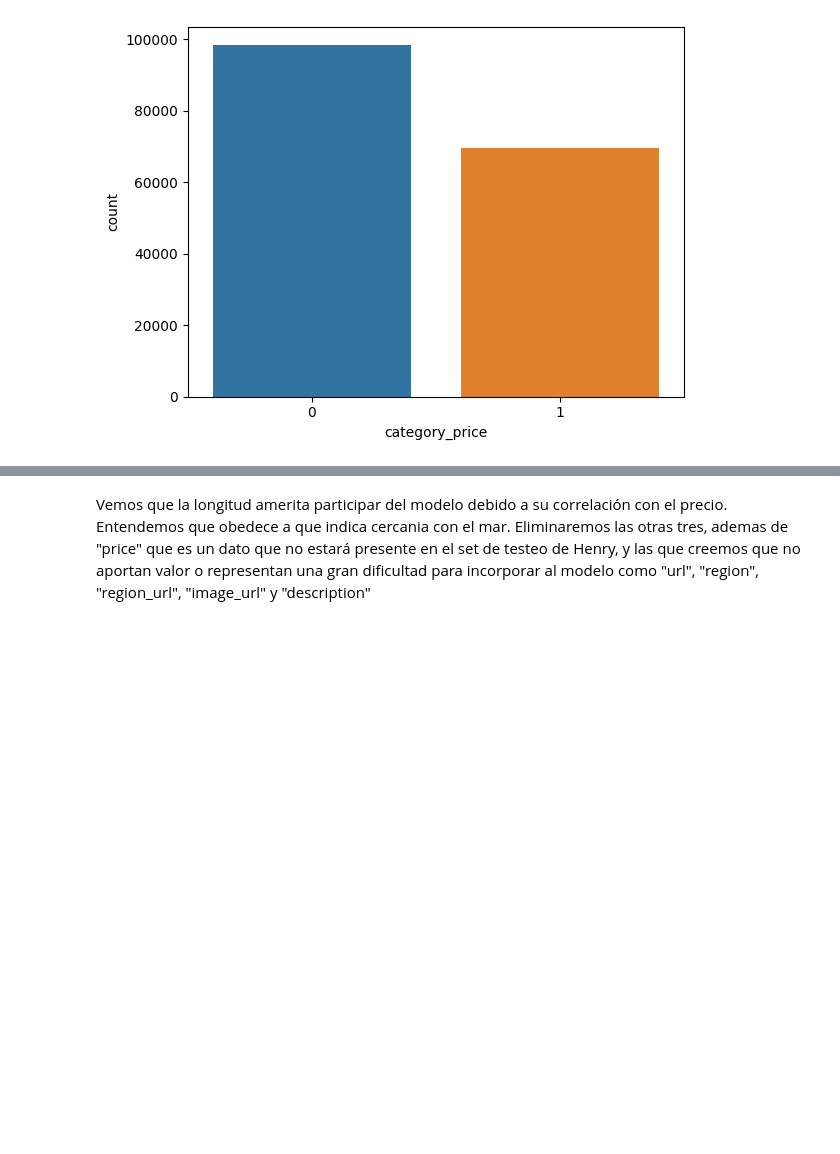
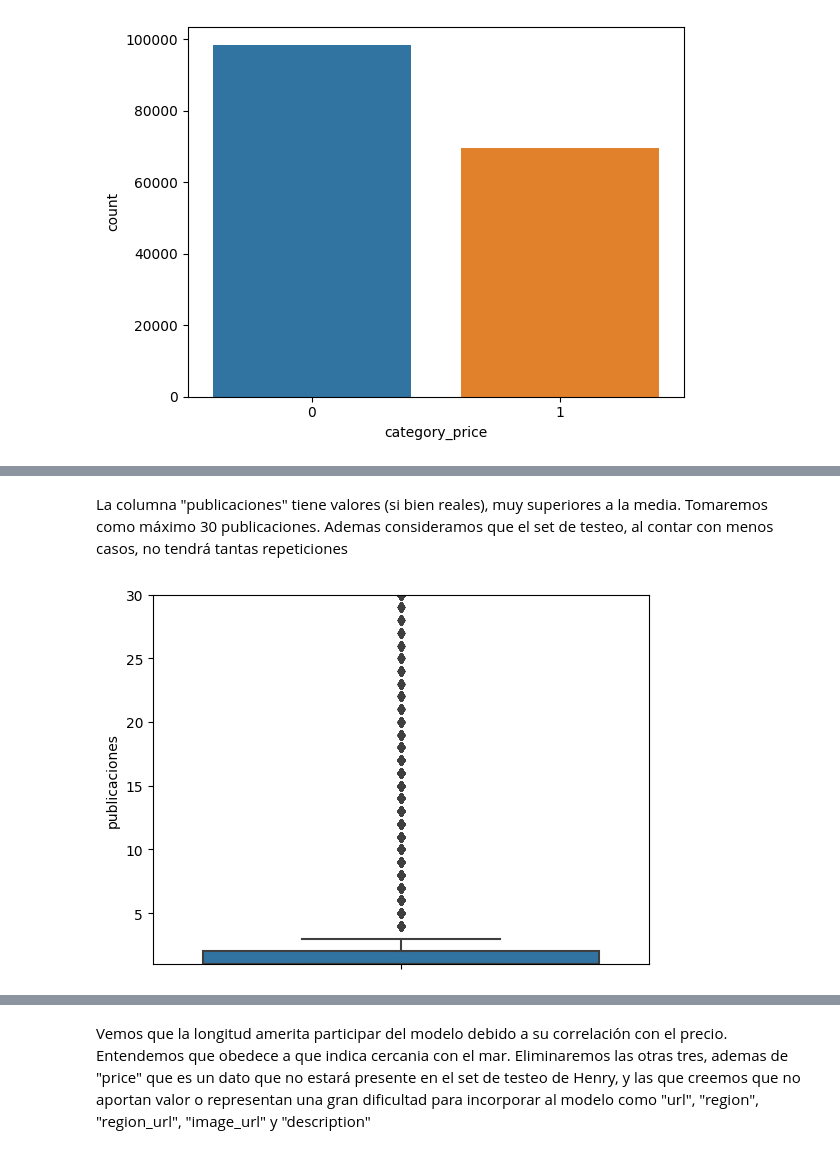
Before and after one commit to adelgerbo/Proyecto-Individual-Henry-II, a Jupyter notebook: machinelearning.ipynb, the cells around one changed output, grey strips where cells are left out. Cells and saved outputs as stored; diff of their text form; code cells hidden in the pictures; blank space fills up the shorter version.

```diff
--- a/machinelearning.ipynb
+++ b/machinelearning.ipynb
@@ -192,0 +290,11 @@ Vamos a analizar ahora cada columna en particular, pero antes eliminaremos aquel
+# %% [markdown]
+La columna "publicaciones" tiene valores (si bien reales), muy superiores a la media. Tomaremos como máximo 30 publicaciones. Ademas consideramos que el set de testeo, al contar con menos casos, no tendrá tantas repeticiones
+# %%
+inmuebles['publicaciones'].mask(inmuebles['publicaciones'] > 30, 30, inplace=True)
+# %%
+# Graficamos
+sns.boxplot( y=inmuebles["publicaciones"] )
+plt.ylim(1, 30)
+plt.show()
+# %% [output]
+[figure, added]
```
Also changed, not shown: parts of 52 cells of this notebook.
